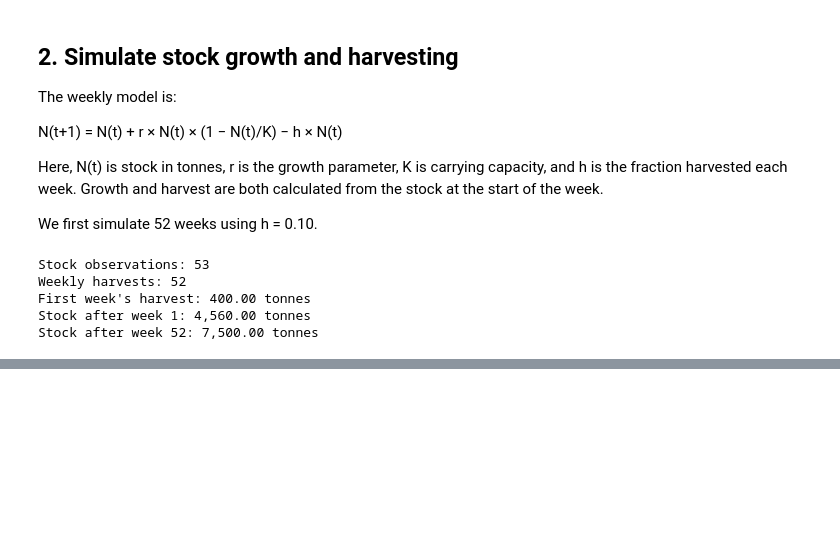
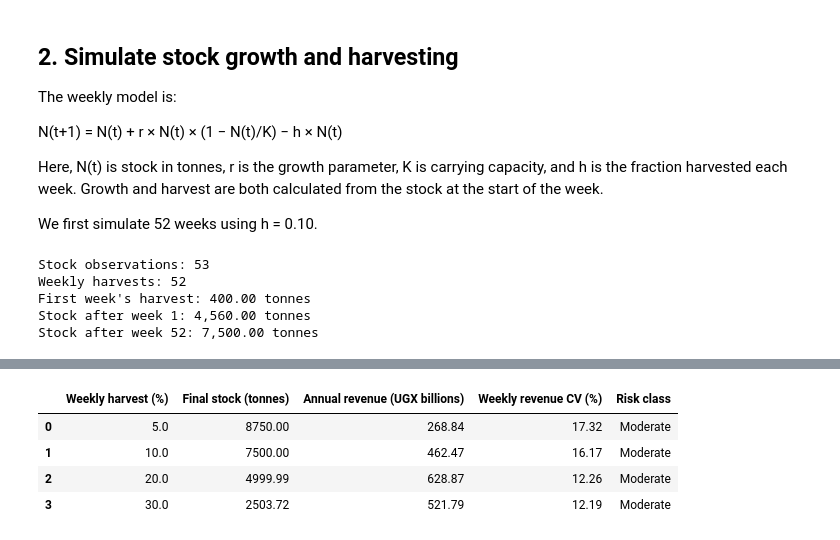
Before and after one commit to Muboki/OOP-with-Python-Assignment-2-Advent-2026---Mini-project, a Jupyter notebook: notebooks/project3_fishstock.ipynb, the cells around one changed output, grey strips where cells are left out. Drawn from its saved outputs; the diff is of its cells as text; code cells hidden in the pictures; blank space fills up the shorter version.

```diff
--- a/notebooks/project3_fishstock.ipynb
+++ b/notebooks/project3_fishstock.ipynb
@@ -114,0 +306,35 @@ Stock after week 52: 7,500.00 tonnes
+# %%
+import pandas as pd
+
+# Store stock trajectories for plotting and results for comparison.
+harvest_rates = [0.05, 0.10, 0.20, 0.30]
+stock_scenarios = {}
+scenario_results = []
+
+for rate in harvest_rates:
+    # Simulate stock and harvest for the selected weekly fraction.
+    stocks, harvests = jinja_fish_stock.simulate(harvest_rate=rate)
+    stock_scenarios[rate] = stocks
+
+    # Use the same prices for a fair comparison across harvest rates.
+    revenues = harvests * 1000 * weekly_prices
+    cv, category = jinja_risk_assessor.classify(revenues)
+
+    # Collect the biological and revenue outcomes.
+    scenario_results.append({
+        "Weekly harvest (%)": rate * 100,
+        "Final stock (tonnes)": stocks[-1],
+        "Annual revenue (UGX billions)": revenues.sum() / 1e9,
+        "Weekly revenue CV (%)": cv * 100,
+        "Risk class": category
+    })
+
+# Display the results without rounding the underlying calculations.
+scenario_table = pd.DataFrame(scenario_results)
+display(scenario_table.round(2))
+# %% [output]
+|  | Weekly harvest (%) | Final stock (tonnes) | Annual revenue (UGX billions) | Weekly revenue CV (%) | Risk class |
+| 0 | 5.0 | 8750.00 | 268.84 | 17.32 | Moderate |
+| 1 | 10.0 | 7500.00 | 462.47 | 16.17 | Moderate |
+| 2 | 20.0 | 4999.99 | 628.87 | 12.26 | Moderate |
+| 3 | 30.0 | 2503.72 | 521.79 | 12.19 | Moderate |
```
Also changed, not shown: parts of 19 cells of this notebook.
